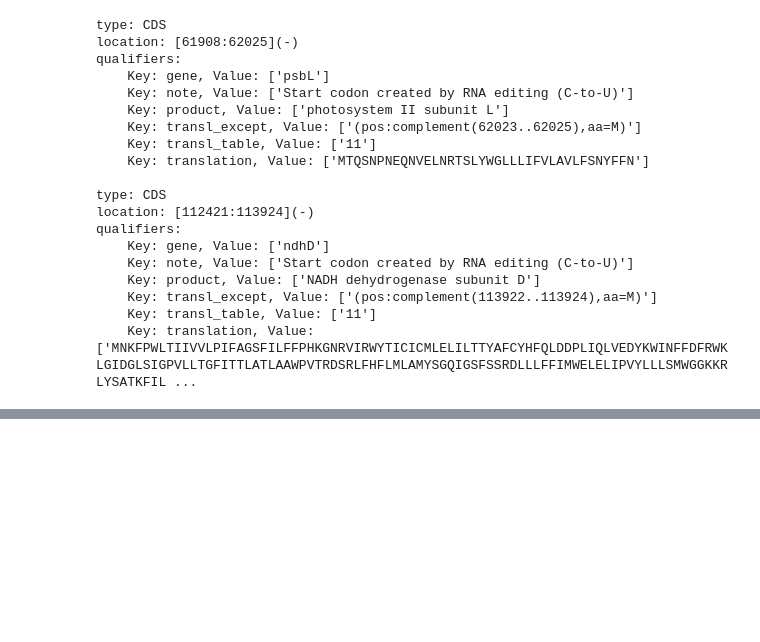
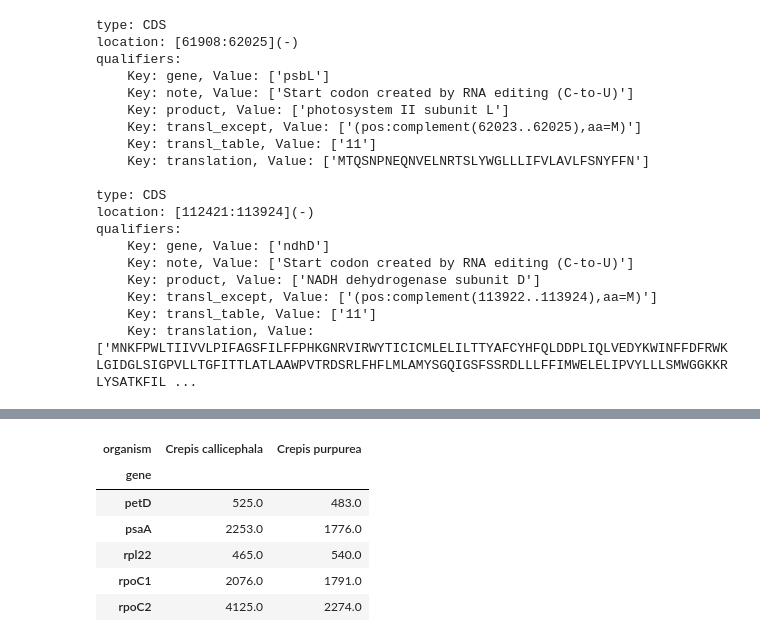
Before and after one commit to asan-emirsaleh/plastome_postprocessing, a Jupyter notebook: troubleshoot_cp.ipynb, the cells around one changed output, grey strips where cells are left out. Drawn from its saved outputs; the diff is of its cells as text; code cells hidden in the pictures; blank space fills up the shorter version.

```diff
--- a/troubleshoot_cp.ipynb
+++ b/troubleshoot_cp.ipynb
@@ -348,0 +437,29 @@ qualifiers:
+# %%
+df_CDS = df[df['type'] == 'CDS']
+df_CDS
+#display(df_CDS)
+
+pivot_CDS_len = df_CDS.pivot_table(
+    values='feature_len',
+    index='gene',
+    columns=['organism'],
+    aggfunc='first'
+)
+
+piv = pivot_CDS_len.sort_index(axis=1)
+
+# Keep only rows where values differ (excluding NaN mismatches)
+diff_mask = (piv['Crepis callicephala'] != piv['Crepis purpurea']) #& \
+#            piv['Crepis callicephala'].notna() & \
+#            piv['Crepis purpurea'].notna()
+
+diff_genes = piv[diff_mask]
+display(diff_genes)
+# %% [output]
+| organism | Crepis callicephala | Crepis purpurea |
+| gene |  |  |
+| petD | 525.0 | 483.0 |
+| psaA | 2253.0 | 1776.0 |
+| rpl22 | 465.0 | 540.0 |
+| rpoC1 | 2076.0 | 1791.0 |
+| rpoC2 | 4125.0 | 2274.0 |
```
Also changed, not shown: parts of 10 cells of this notebook.
